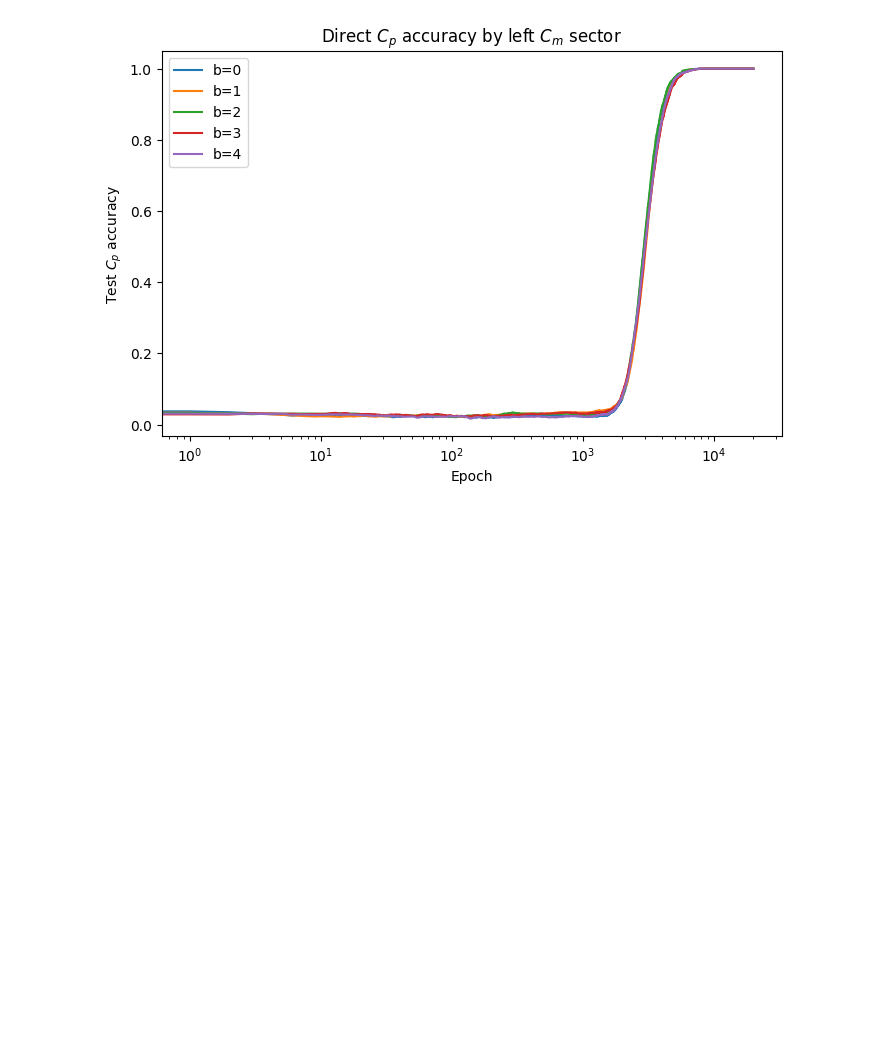
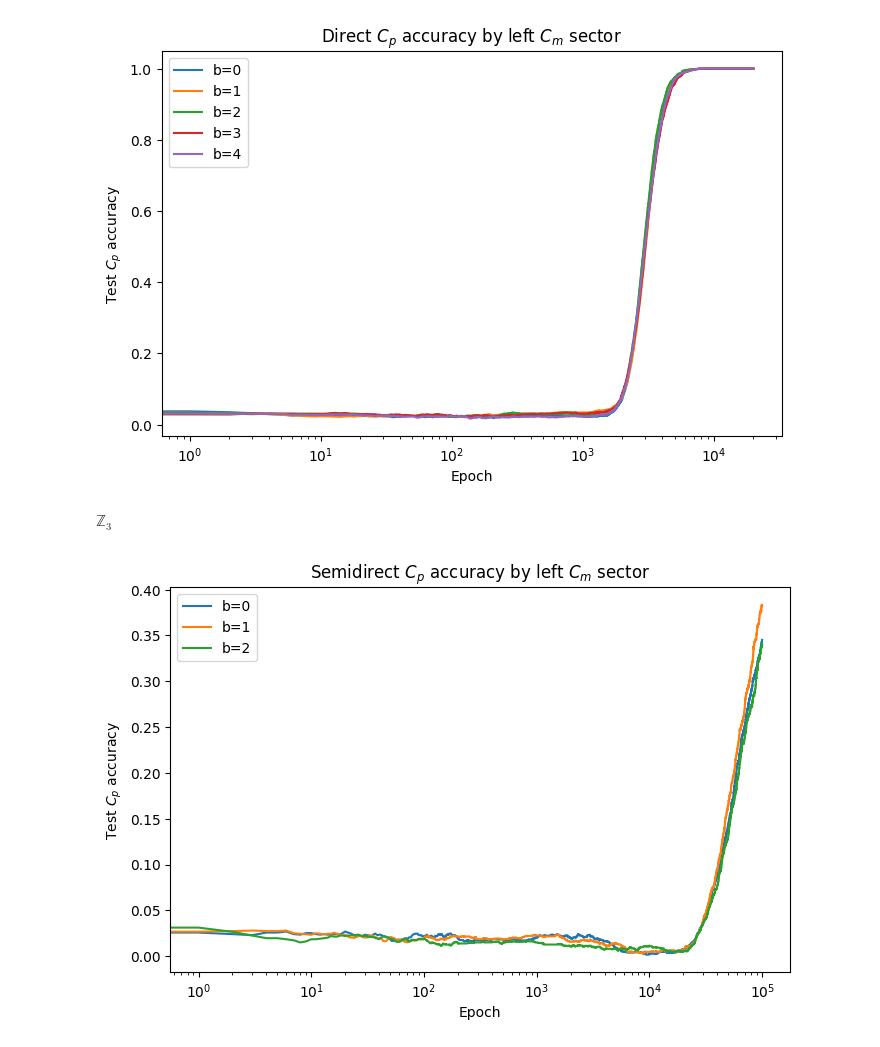
Before and after one commit to IustinS2/Grokking, a Jupyter notebook: iustin/group_ext.ipynb, the cells around one changed output. Saved outputs shown, nothing was run; the diff lists cells and outputs as text; code cells hidden in the pictures; blank space fills up the shorter version.

```diff
--- a/iustin/group_ext.ipynb
+++ b/iustin/group_ext.ipynb
@@ -718,10 +718,10 @@ def data_create_Cp_Cm(
     }
 # %%
 p = 31
-m=5
+m=3
 frac = 0.4
-hid_size = 600
-n_epochs = 200000
+hid_size = 1000
+n_epochs = 100000
 
 torch.manual_seed(0)
 np.random.seed(0)
@@ -801,7 +801,7 @@ def train_Cp_Cm(kind="direct"):
     ).to(device)
 
     criterion = nn.CrossEntropyLoss()
-    optimizer = optim.AdamW(model.parameters(), lr=1e-3, weight_decay=1)
+    optimizer = optim.AdamW(model.parameters(), lr=1e-3, weight_decay=0.5)
 
     train_losses = torch.empty(n_epochs, device=device)
     test_losses = torch.empty(n_epochs, device=device)
@@ -1006,3 +1006,22 @@ plt.legend()
 plt.show()
 # %% [output]
 [figure]
+# %% [markdown]
+$\mathbb{Z}_3$
+# %%
+plt.figure(figsize=(8, 5))
+
+for j in range(m):
+    plt.plot(
+        semi_results["test_Cp_accs_by_b"][:, j].detach().cpu(),
+        label=f"b={j}"
+    )
+
+plt.xscale("log")
+plt.xlabel("Epoch")
+plt.ylabel(r"Test $C_p$ accuracy")
+plt.title(r"Semidirect $C_p$ accuracy by left $C_m$ sector")
+plt.legend()
+plt.show()
+# %% [output]
+[figure, added]
```
Also changed, not shown: parts of 1 cell of this notebook.
